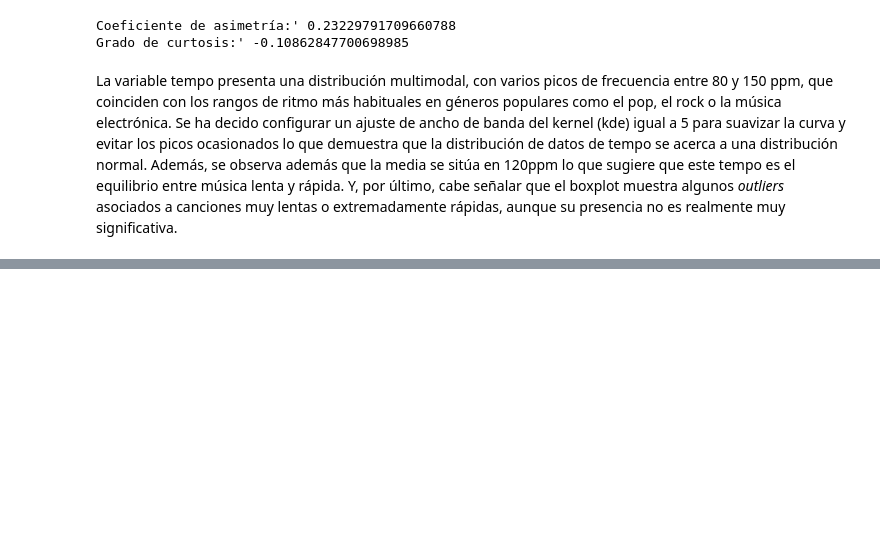
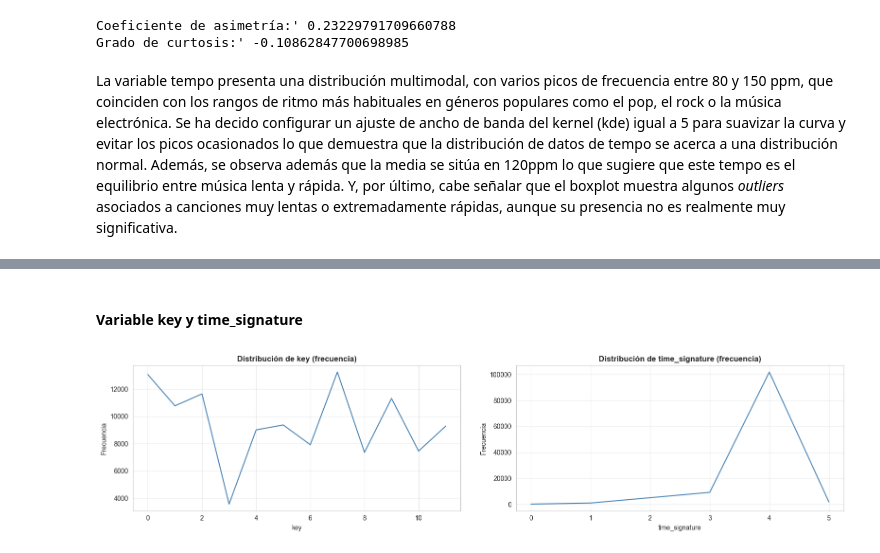
Before and after one commit to marcfernandezpereiraUOC/TFG, a Jupyter notebook: 01_exploracion.ipynb, the cells around one changed output, grey strips where cells are left out. Drawn from its saved outputs; the diff is of its cells as text; code cells hidden in the pictures; blank space fills up the shorter version.

```diff
--- a/01_exploracion.ipynb
+++ b/01_exploracion.ipynb
@@ -370,0 +375,6 @@ La variable tempo presenta una distribución multimodal, con varios picos de fre
+# %% [markdown]
+#### Variable key y time_signature
+# %%
+visualize_discrete_features(num_df, ['key', 'time_signature'])
+# %% [output]
+[figure, added]
```
Also changed, not shown: parts of 16 cells of this notebook, 1 other file.
